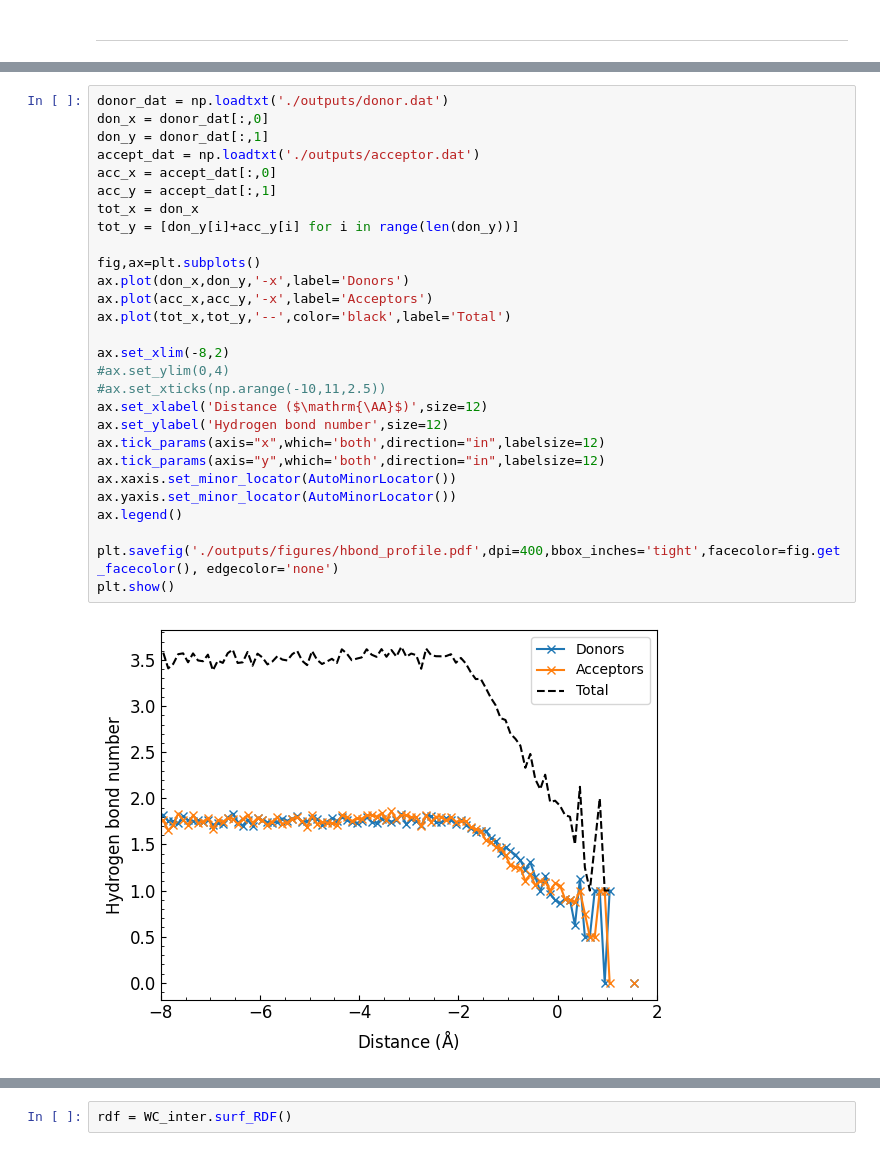
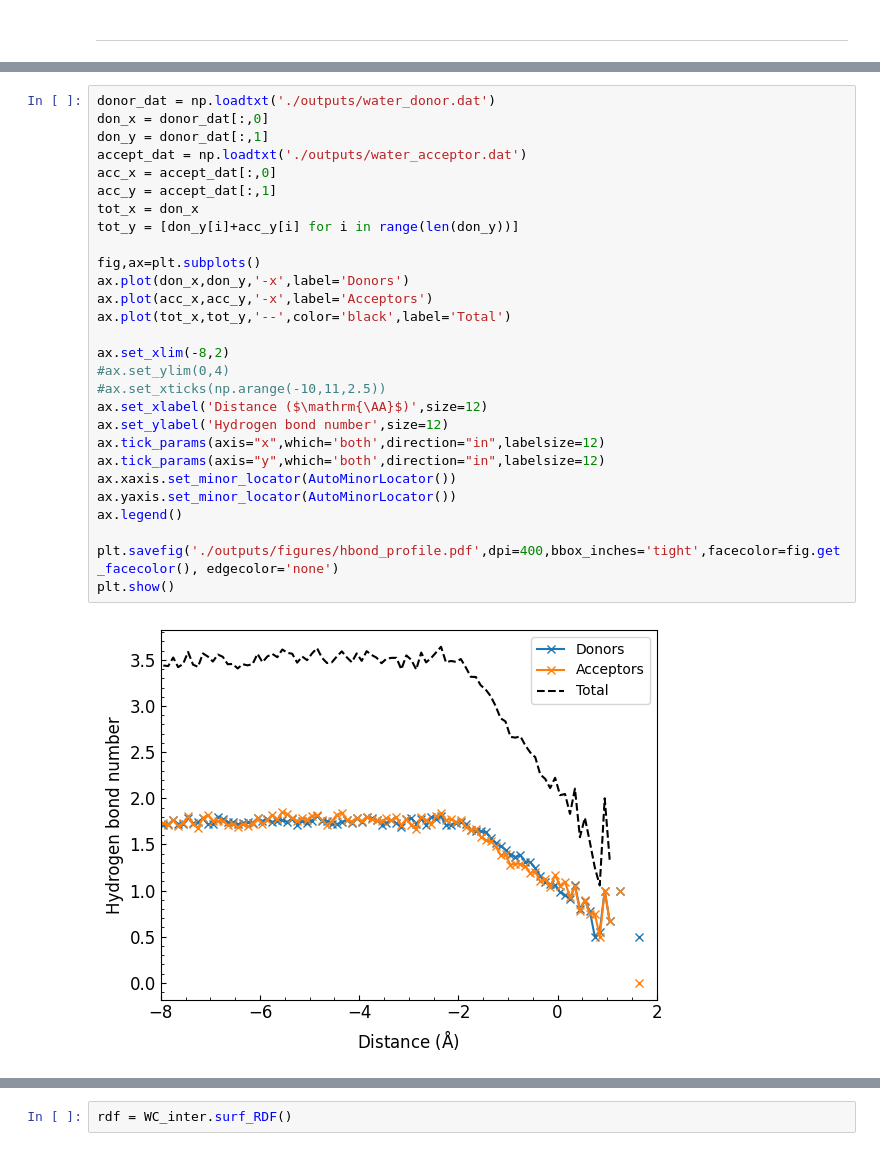
Before and after one commit to water-ice-group/on_a_WIM, a Jupyter notebook: development.ipynb, the cells around one changed output, grey strips where cells are left out. Cells and saved outputs as stored; diff of their text form.

```diff
--- a/development.ipynb
+++ b/development.ipynb
@@ -259,30 +241,30 @@ Binning.
 # %%
-donor_dat = np.loadtxt('./outputs/donor.dat')
+donor_dat = np.loadtxt('./outputs/water_donor.dat')
 don_x = donor_dat[:,0]
 don_y = donor_dat[:,1]
-accept_dat = np.loadtxt('./outputs/acceptor.dat')
+accept_dat = np.loadtxt('./outputs/water_acceptor.dat')
 acc_x = accept_dat[:,0]
 acc_y = accept_dat[:,1]
 tot_x = don_x
 tot_y = [don_y[i]+acc_y[i] for i in range(len(don_y))]
 
 fig,ax=plt.subplots()
 ax.plot(don_x,don_y,'-x',label='Donors')
 ax.plot(acc_x,acc_y,'-x',label='Acceptors')
 ax.plot(tot_x,tot_y,'--',color='black',label='Total')
 
 ax.set_xlim(-8,2)
 #ax.set_ylim(0,4)
 #ax.set_xticks(np.arange(-10,11,2.5))
 ax.set_xlabel('Distance ($\mathrm{\AA}$)',size=12)
 ax.set_ylabel('Hydrogen bond number',size=12)
 ax.tick_params(axis="x",which='both',direction="in",labelsize=12)
 ax.tick_params(axis="y",which='both',direction="in",labelsize=12)
 ax.xaxis.set_minor_locator(AutoMinorLocator())
 ax.yaxis.set_minor_locator(AutoMinorLocator())
 ax.legend()
 
 plt.savefig('./outputs/figures/hbond_profile.pdf',dpi=400,bbox_inches='tight',facecolor=fig.get_facecolor(), edgecolor='none')
 plt.show()
 # %% [output]
-[figure, old version]
+[figure, new version]
```
Also changed, not shown: parts of 3 cells of this notebook, 8 other files.
